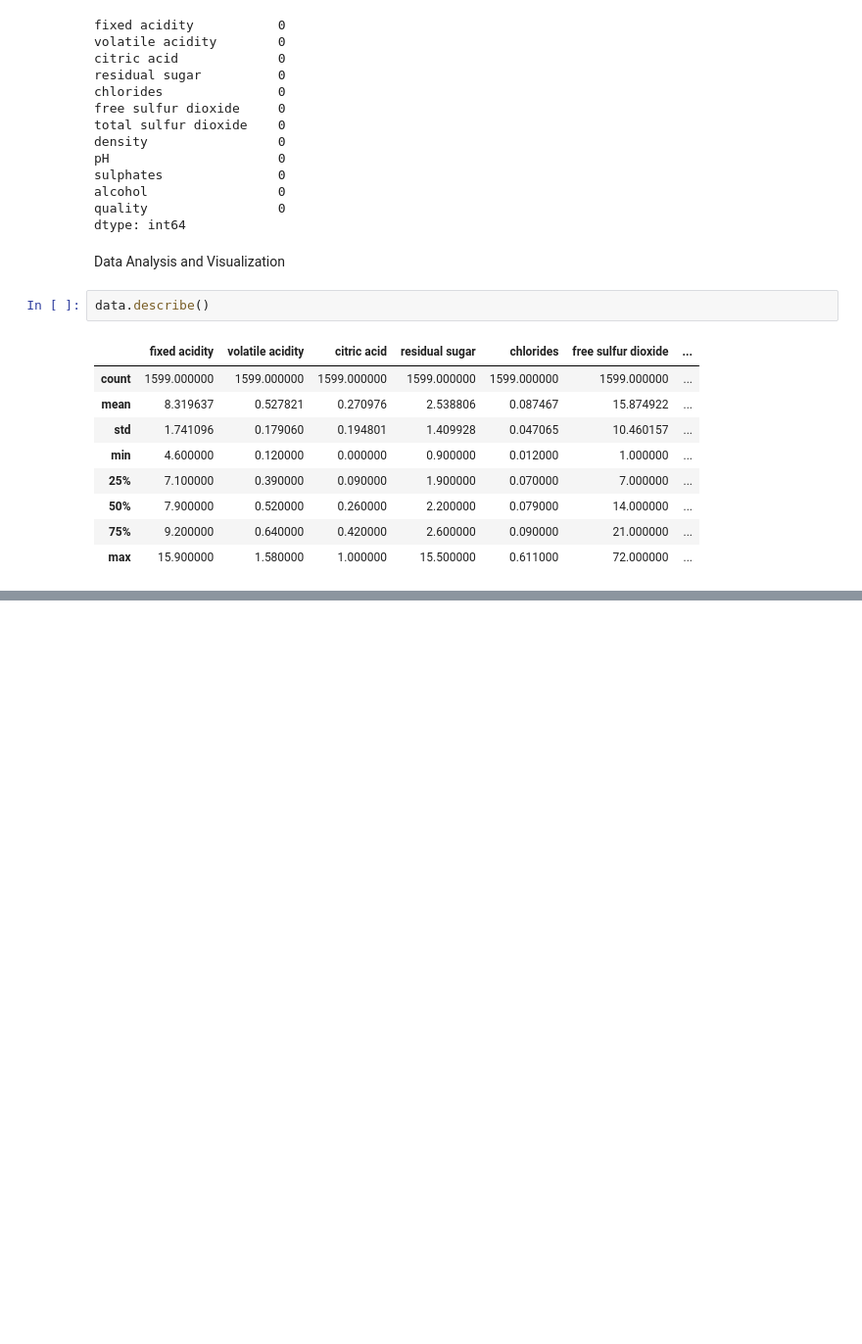
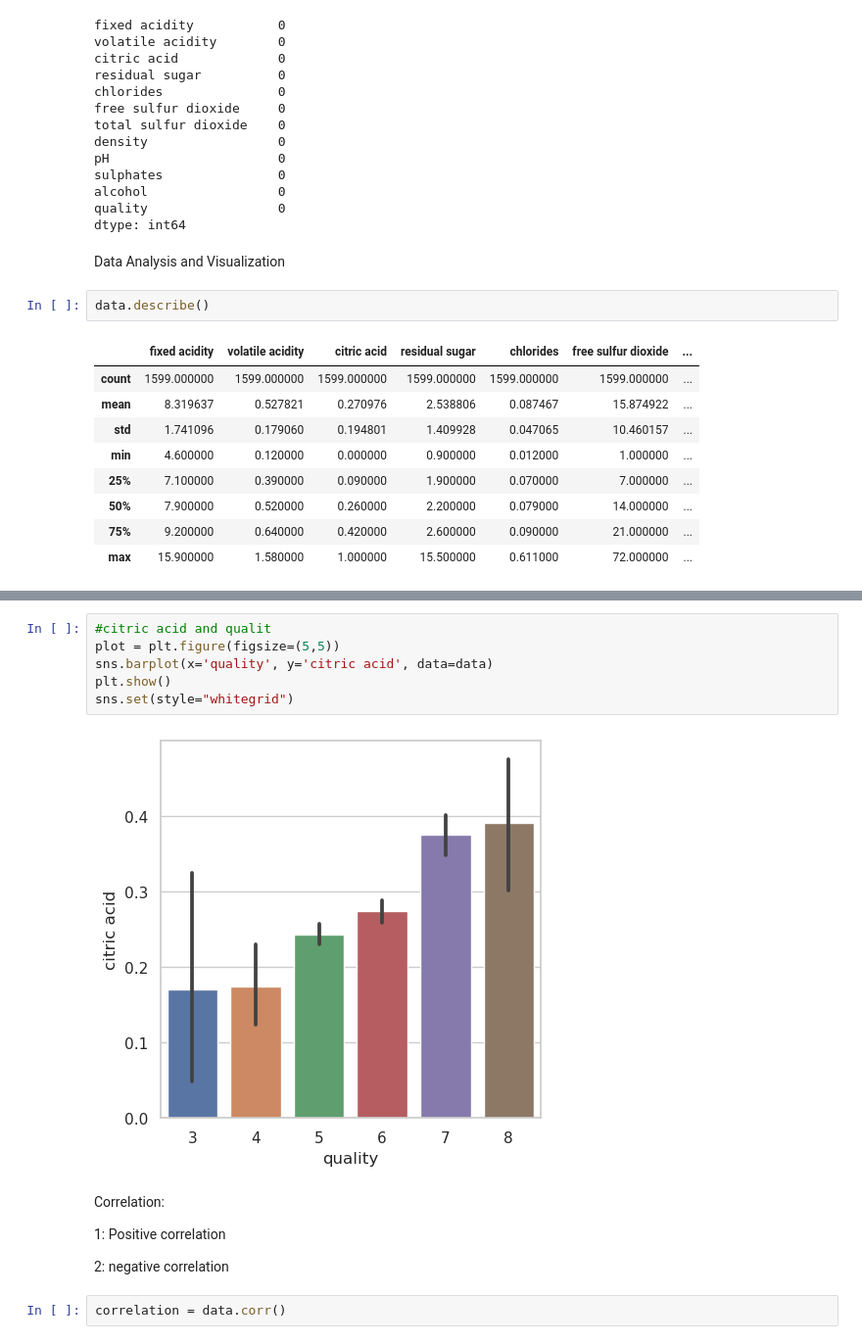
Before and after one commit to Nargesmohammadi/Machine-Learining-Projects, a Jupyter notebook: Wine quality prediction/Wine quality prediction.ipynb, the cells around one changed output, grey strips where cells are left out. Shown at 98% size. Drawn from its saved outputs; the diff is of its cells as text; blank space fills up the shorter version.

```diff
--- a/Wine quality prediction/Wine quality prediction.ipynb
+++ b/Wine quality prediction/Wine quality prediction.ipynb
@@ -64,0 +68,16 @@ sns.barplot(x='quality', y='volatile acidity', data=data)
+# %%
+#citric acid and qualit
+plot = plt.figure(figsize=(5,5))
+sns.barplot(x='quality', y='citric acid', data=data)
+plt.show()
+sns.set(style="whitegrid")
+# %% [output]
+[figure, added]
+# %% [markdown]
+Correlation:
+
+1: Positive correlation
+
+2: negative correlation
+# %%
+correlation = data.corr()
```
Also changed, not shown: parts of 3 cells of this notebook.
